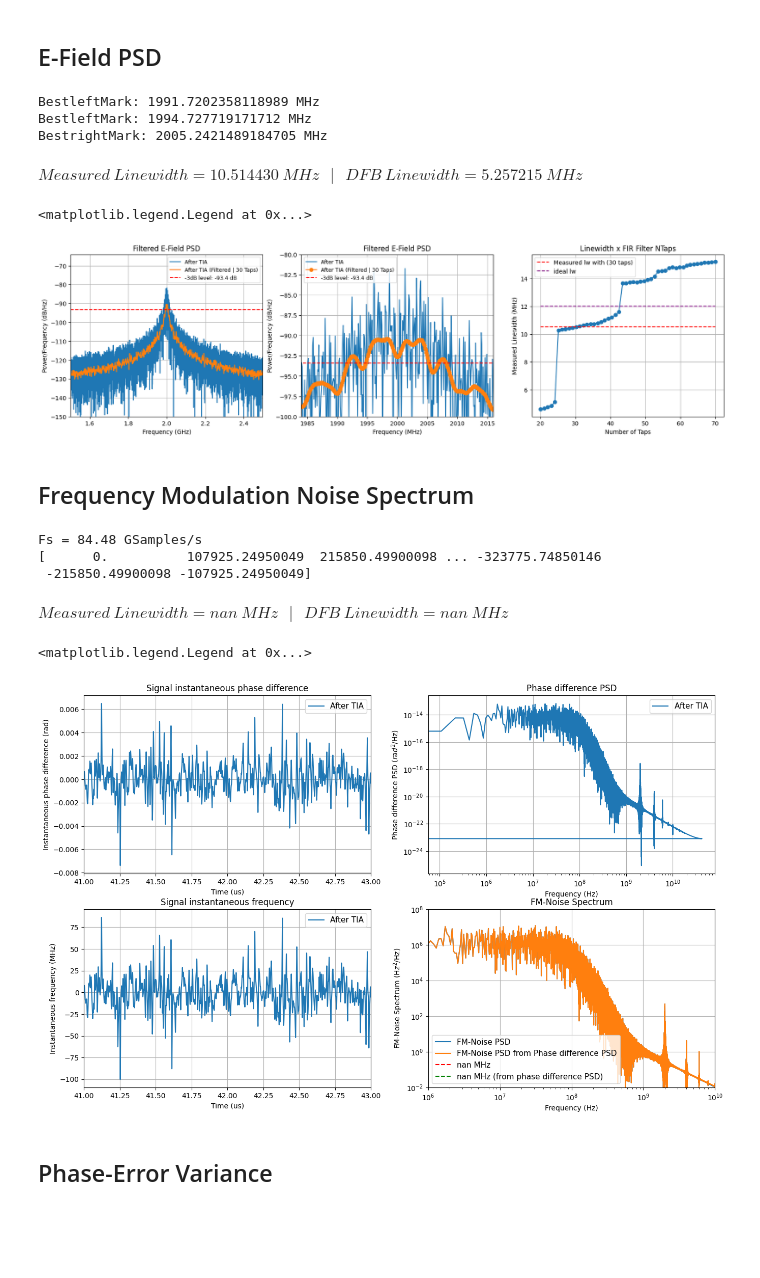
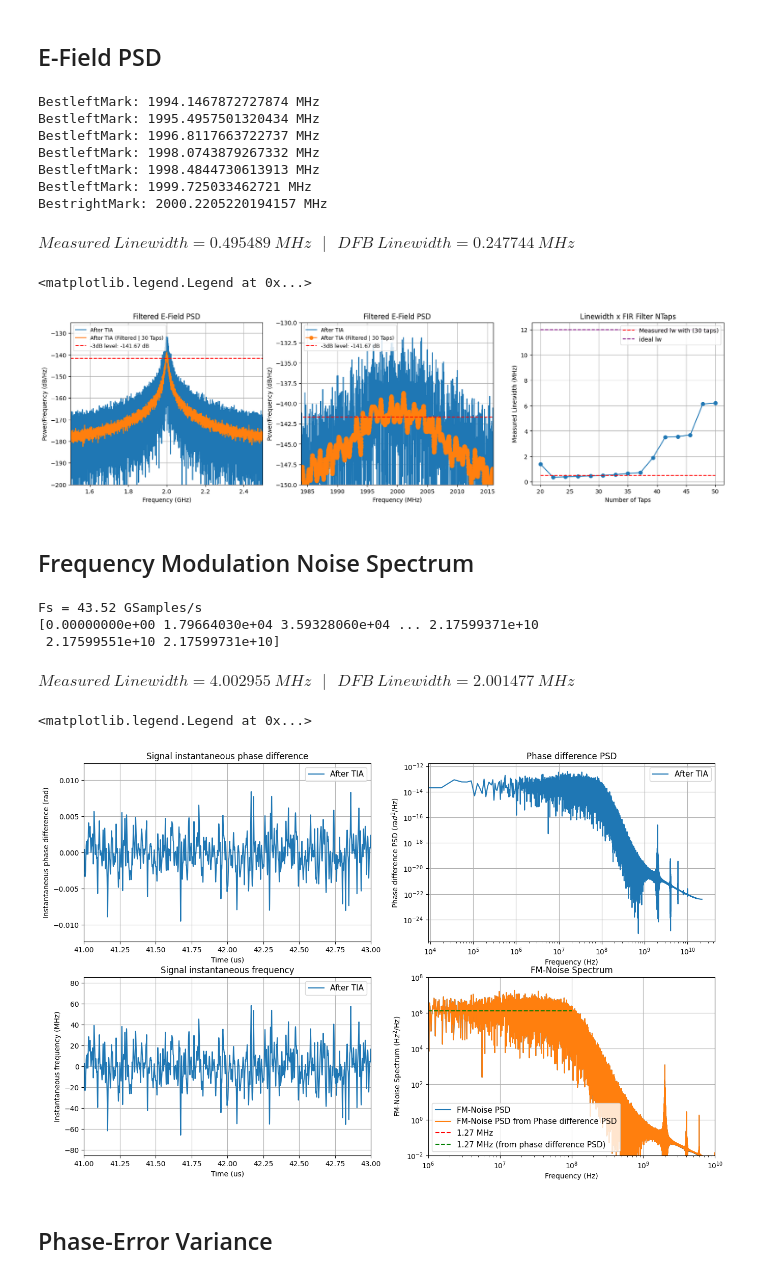
Before and after one commit to CaioRodrigues200/Laser-Study, a Jupyter notebook: Projects/Delayed_Self_Heterodyne/LorentzTesting.ipynb, the cells around one changed output. Drawn from its saved outputs; the diff is of its cells as text; code cells hidden in the pictures; blank space fills up the shorter version.

```diff
--- a/Projects/Delayed_Self_Heterodyne/LorentzTesting.ipynb
+++ b/Projects/Delayed_Self_Heterodyne/LorentzTesting.ipynb
@@ -34,7 +34,7 @@ fontTitle = {'family':'serif', 'weight':'normal', 'size':20}
 # %%
 # simulation parameters
 SpS = 64*4    # Samples per Symbol
-Rs = 330e6  # Symbol rate (for OOK case Rs = Rb)
+Rs = 170e6  # Symbol rate (for OOK case Rs = Rb)
 
 Tsymb = 1/Rs       # Symbol period in seconds
 Fs = 1/(Tsymb/SpS) # Signal sampling frequency (samples/second)
@@ -113,7 +113,7 @@ freq = (freq+c/lmbd)[initFreq:endFreq]
 spectrum =  10*np.log10(1e3*spectrum[initFreq:endFreq])
 
 # Filter spectrum
-Ntaps = 20
+Ntaps = 30
 b = signal.firwin(numtaps = Ntaps, cutoff = 1e-5, window='hamming')
 FilteredSpec = firFilter(b, spectrum)[Ntaps:-Ntaps]
 
@@ -457,13 +458,17 @@ fig, ax = plt.subplots(1,3)
 fig.set_figheight(5)
 fig.set_figwidth(20)
 
-tapsArray = np.linspace(20,70,50)
+tapsArray = np.linspace(20,50,15)
 lwArray = np.zeros(len(tapsArray))
 
 centerFreq = 2e9
 cutLims = [1.45e9,2.55e9]
-spectrum, freq = mlab.magnitude_spectrum(FilteredIPd, Fs=Fs, window=mlab.window_none,sides='onesided')
-spectrum = spectrum*np.conj(spectrum)
+# spectrum, freq = mlab.magnitude_spectrum(FilteredIPd, Fs=Fs, window=mlab.window_none,sides='onesided')
+# spectrum = spectrum*np.conj(spectrum)
+freq = np.fft.fftfreq(len(FilteredIPd), d=1/Fs)
+freq = freq[:int(len(freq)/2)]
+spectrum = np.abs(np.fft.fft(FilteredIPd))**2/(len(FilteredIPd)*Fs)
+spectrum = spectrum[:int(len(spectrum)/2)]
 
 initFreq = int(cutLims[0]/freq[-1]*len(freq))
 endFreq = int(cutLims[1]/freq[-1]*len(freq))
@@ -482,7 +487,7 @@ ax[0].hlines(np.max(FilteredSpec)-3,xmin=cutLims[0]*1e-9, xmax=cutLims[1]*1e-9,
 ax[0].set_xlabel('Frequency (GHz)')
 ax[0].set_ylabel('Power/Frequency (dB/Hz)')
 ax[0].set_xlim(1.5,2.5)
-ax[0].set_ylim(-150,-64)
+ax[0].set_ylim(-200,-125)
 ax[0].set_title(f'Filtered E-Field PSD')
 ax[0].grid()
 ax[0].legend(fontsize=9)
@@ -493,7 +498,7 @@ ax[1].hlines(np.max(FilteredSpec)-3,xmin=cutLims[0]*1e-6, xmax=cutLims[1]*1e-6,
 ax[1].set_xlabel('Frequency (MHz)')
 ax[1].set_ylabel('Power/Frequency (dB/Hz)')
 ax[1].set_xlim(2000 - 16 , 2000 + 16)
-ax[1].set_ylim(-100,-80)
+ax[1].set_ylim(-150,-130)
 ax[1].set_title(f'Filtered E-Field PSD')
 ax[1].grid()
 ax[1].legend(fontsize=9)
@@ -523,38 +528,42 @@ display(Math('Measured~Linewidth = %5.6f~MHz~~~|~~~DFB~Linewidth = %5.6f~MHz' %(
 for j in range(len(tapsArray)):
     NtapsIt = int(np.floor(tapsArray[j]))
     b = signal.firwin(numtaps = NtapsIt, cutoff = 1e-5, window='hamming')
     FilteredSpec = firFilter(b, spectrum)[NtapsIt:-NtapsIt]
 
     BestrightMark = 0
     BestleftMark = 0
 
     for i in range(len(FilteredSpec)-1):
         if FilteredSpec[i+1] >= np.max(FilteredSpec)-3 and FilteredSpec[i] < np.max(FilteredSpec)-3:
             leftMark = (np.max(FilteredSpec)-3-FilteredSpec[i])/(FilteredSpec[i+1]-FilteredSpec[i]) * (freqCutted[i+1]-freqCutted[i]) + freqCutted[i]
             if (np.abs(leftMark-centerFreq) < np.abs(BestleftMark-centerFreq) and leftMark < centerFreq):
                 BestleftMark = leftMark
         elif FilteredSpec[i+1] < np.max(FilteredSpec)-3 and FilteredSpec[i] >= np.max(FilteredSpec)-3:
             rightMark = (np.max(FilteredSpec)-3-FilteredSpec[i])/(FilteredSpec[i+1]-FilteredSpec[i]) * (freqCutted[i+1]-freqCutted[i]) + freqCutted[i]
             if (np.abs(rightMark-centerFreq) < np.abs(BestrightMark-centerFreq) and rightMark > centerFreq):
                 BestrightMark = rightMark
 
     lwArray[j] = BestrightMark*1e-6-BestleftMark*1e-6
 
 ax[2].plot(tapsArray,lwArray,'-o')
 ax[2].set_xlabel('Number of Taps')
 ax[2].set_ylabel('Measured Linewidth (MHz)')
 ax[2].set_title(f'Linewidth x FIR Filter NTaps')
 ax[2].hlines(delF,xmin=tapsArray[0], xmax=tapsArray[-1], color='red', linestyle='--', label=f'Measured lw with ({Ntaps} taps)')
 ax[2].hlines(laser_parameters.lw*2e-6,xmin=tapsArray[0], xmax=tapsArray[-1], color='purple', linestyle='--', label=f'ideal lw')
 ax[2].grid()
 ax[2].legend(fontsize=10)
 # %% [output]
-BestleftMark: 1991.7202358118989 MHz
-BestleftMark: 1994.727719171712 MHz
-BestrightMark: 2005.2421489184705 MHz
+BestleftMark: 1994.1467872727874 MHz
+BestleftMark: 1995.4957501320434 MHz
+BestleftMark: 1996.8117663722737 MHz
+BestleftMark: 1998.0743879267332 MHz
+BestleftMark: 1998.4844730613913 MHz
+BestleftMark: 1999.725033462721 MHz
+BestrightMark: 2000.2205220194157 MHz
-$\displaystyle Measured~Linewidth = 10.514430~MHz~~~|~~~DFB~Linewidth = 5.257215~MHz$
+$\displaystyle Measured~Linewidth = 0.495489~MHz~~~|~~~DFB~Linewidth = 0.247744~MHz$
 <matplotlib.legend.Legend at 0x...>
-[figure, old version]
+[figure, new version]
 # %% [markdown]
 ## Frequency Modulation Noise Spectrum
 # %%
@@ -575,7 +584,9 @@ instPhaseDiff = instPhaseDiff[10000:-20000]
 # spectrumDPhase, freqDPhase = mlab.magnitude_spectrum(instPhaseDiff, Fs=Fs, window=mlab.window_none,sides='onesided')
 # spectrumDPhase = spectrumDPhase*np.conj(spectrumDPhase)
 freqDPhase = np.fft.fftfreq(len(instPhaseDiff), d=1/Fs)
+freqDPhase = freqDPhase[:int(len(freqDPhase)/2)]
 spectrumDPhase = np.abs(np.fft.fft(instPhaseDiff))**2/(len(instPhaseDiff)*Fs)
+spectrumDPhase = spectrumDPhase[:int(len(spectrumDPhase)/2)]
 
 ax[0][0].plot(timeArray[10000:-20000]*1e6,instPhaseDiff, label='After TIA')
 ax[0][0].set_xlabel('Time (us)')
@@ -601,7 +612,9 @@ instFreq = instFreq-np.mean(instFreq)
 # spectrum, freq = mlab.magnitude_spectrum(instFreq, Fs=Fs, window=mlab.window_none,sides='onesided')
 # spectrum = spectrum*np.conj(spectrum)
 freq = np.fft.fftfreq(len(instFreq), d=1/Fs)
+freq = freq[:int(len(freq)/2)]
 spectrum = np.abs(np.fft.fft(instFreq))**2/(len(instFreq)*Fs)
+spectrum = spectrum[:int(len(spectrum)/2)]
 
 ax[1][0].plot(timeArray[10000:-20000]*1e6,instFreq*1e-6, label='After TIA')
 ax[1][0].set_xlabel('Time (us)')
@@ -643,12 +656,12 @@ ax[1][1].set_title(f'FM-Noise Spectrum')
 ax[1][1].grid()
 ax[1][1].legend(fontsize=11)
 # %% [output]
-Fs = 84.48 GSamples/s
-[      0.          107925.24950049  215850.49900098 ... -323775.74850146
- -215850.49900098 -107925.24950049]
+Fs = 43.52 GSamples/s
+[0.00000000e+00 1.79664030e+04 3.59328060e+04 ... 2.17599371e+10
+ 2.17599551e+10 2.17599731e+10]
-$\displaystyle Measured~Linewidth =   nan~MHz~~~|~~~DFB~Linewidth =   nan~MHz$
+$\displaystyle Measured~Linewidth = 4.002955~MHz~~~|~~~DFB~Linewidth = 2.001477~MHz$
 <matplotlib.legend.Legend at 0x...>
-[figure, old version]
+[figure, new version]
 # %% [markdown]
 ## Phase-Error Variance
 # %%
```
Also changed, not shown: parts of 8 cells of this notebook.
